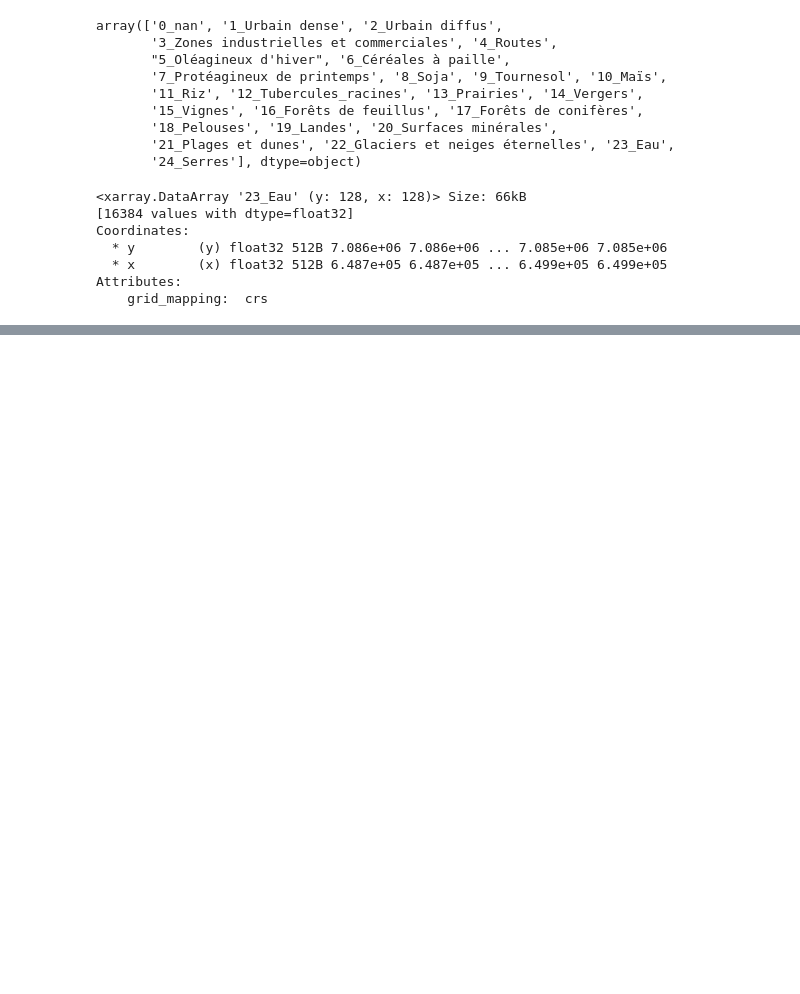
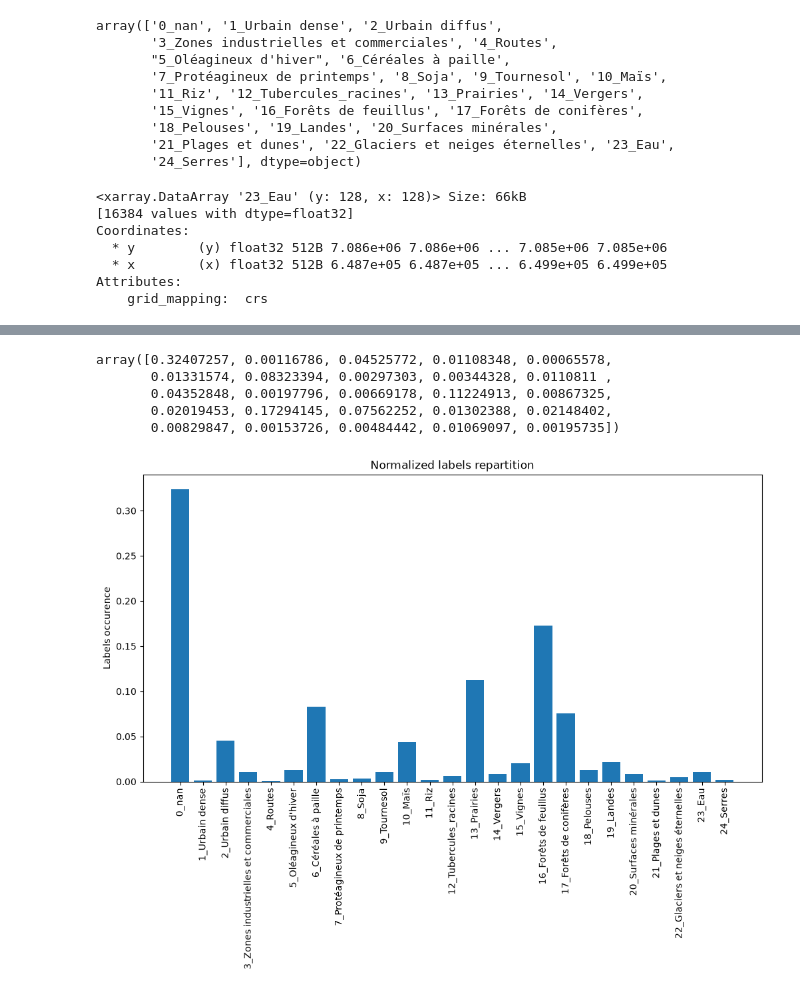
Before and after one commit to hugokerino/next_oso, a Jupyter notebook: data_functions/explore.ipynb, the cells around one changed output, grey strips where cells are left out. Saved outputs shown, nothing was run; the diff lists cells and outputs as text; code cells hidden in the pictures; blank space fills up the shorter version.

```diff
--- a/data_functions/explore.ipynb
+++ b/data_functions/explore.ipynb
@@ -237,0 +258,11 @@ Attributes:
+# %%
+dt_v2 = dataset.next_oso_Dataset(label_type="v2")
+# %%
+norm_count = utils_data.count_label(dt_v2)
+# %% [output]
+array([0.32407257, 0.00116786, 0.04525772, 0.01108348, 0.00065578,
+       0.01331574, 0.08323394, 0.00297303, 0.00344328, 0.0110811 ,
+       0.04352848, 0.00197796, 0.00669178, 0.11224913, 0.00867325,
+       0.02019453, 0.17294145, 0.07562252, 0.01302388, 0.02148402,
+       0.00829847, 0.00153726, 0.00484442, 0.01069097, 0.00195735])
+[figure, added]
```
Also changed, not shown: parts of 5 cells of this notebook, 5 other files.
